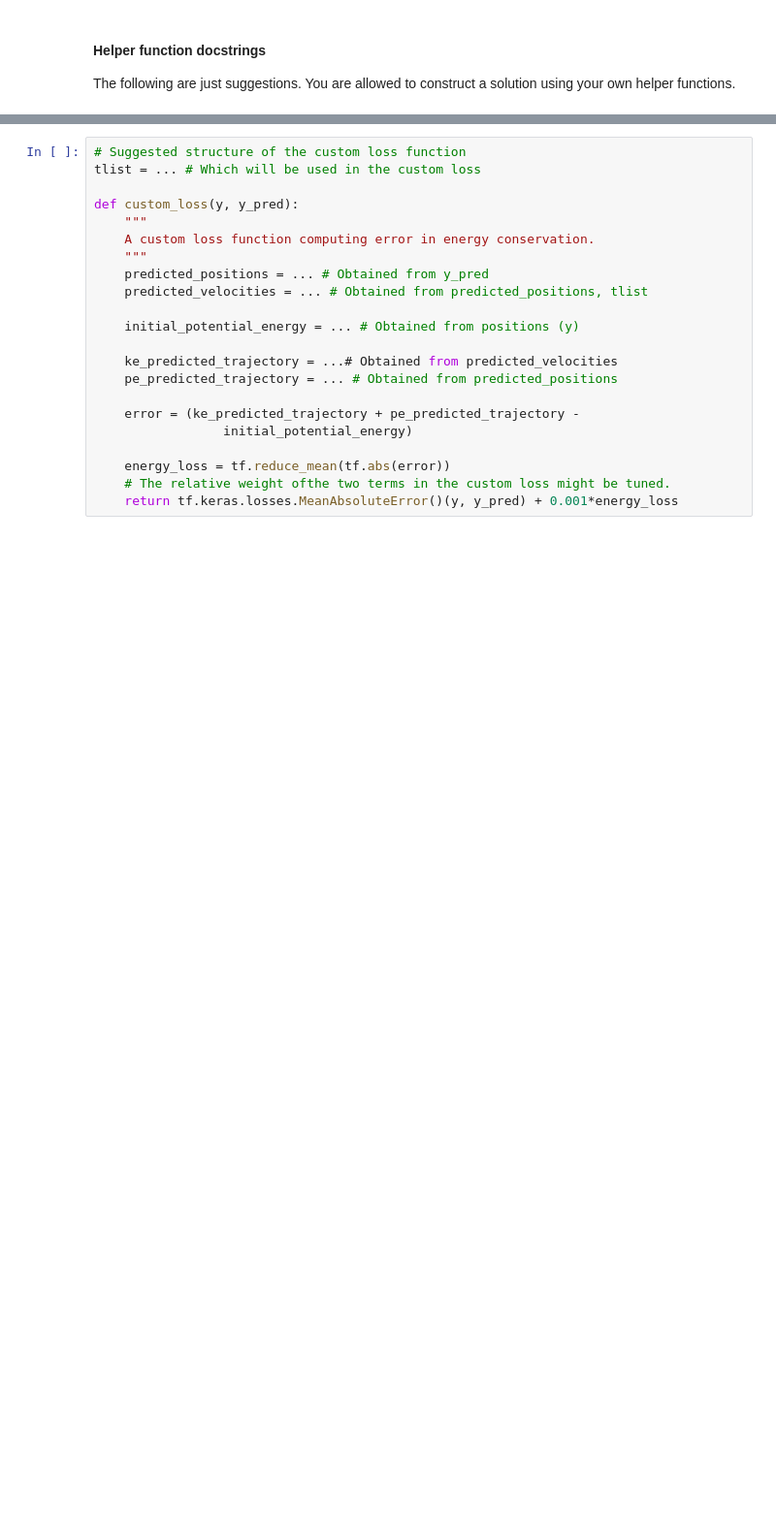
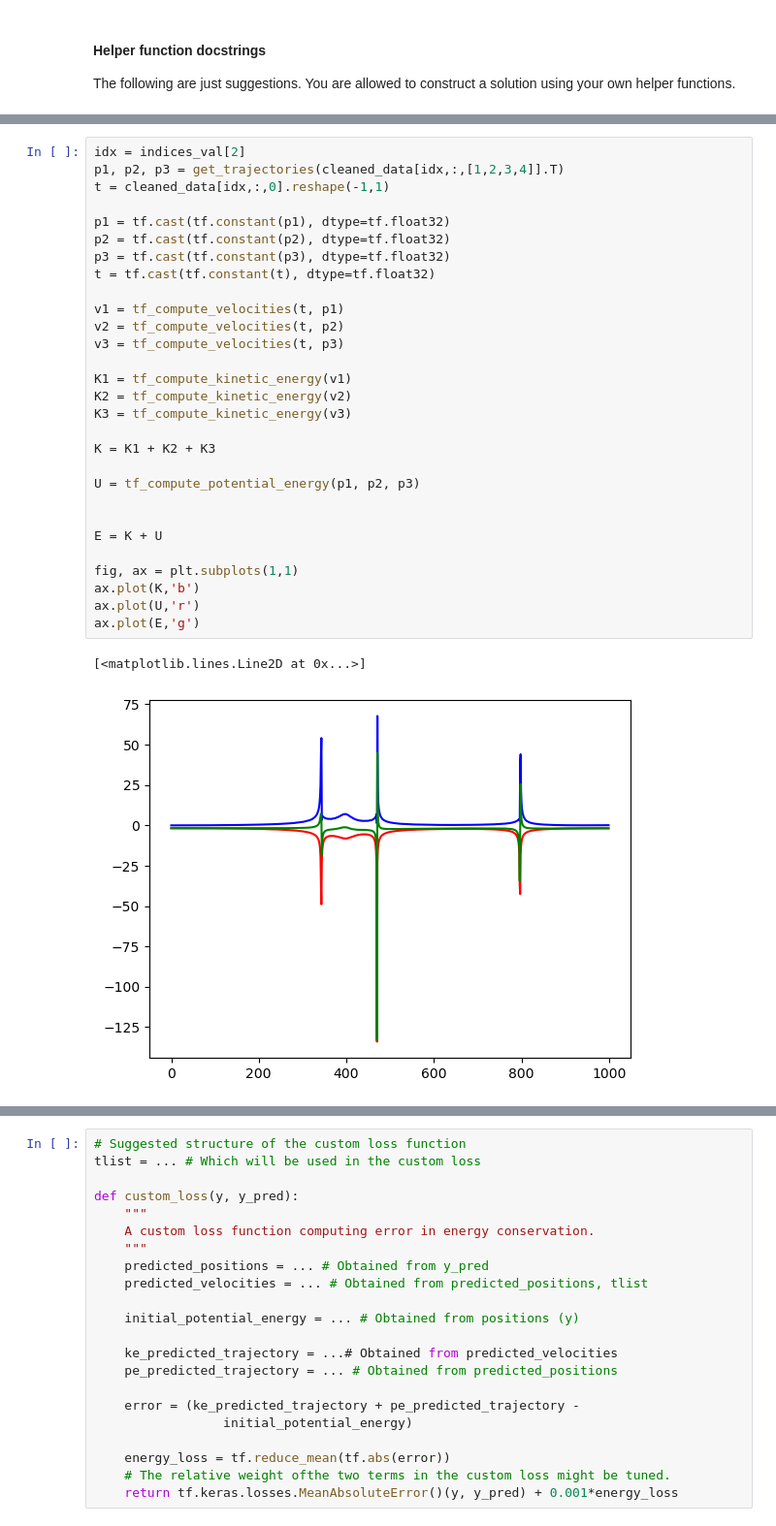
Before and after one commit to charbelnemer/tif285_project2, a Jupyter notebook: TIF285_Project2.ipynb, the cells around one changed output, grey strips where cells are left out. Shown at 97% size. Cells and saved outputs as stored; diff of their text form; blank space fills up the shorter version.

```diff
--- a/TIF285_Project2.ipynb
+++ b/TIF285_Project2.ipynb
@@ -653,0 +690,32 @@ AttributeError: in user code:
+# %%
+idx = indices_val[2]
+p1, p2, p3 = get_trajectories(cleaned_data[idx,:,[1,2,3,4]].T)
+t = cleaned_data[idx,:,0].reshape(-1,1)
+
+p1 = tf.cast(tf.constant(p1), dtype=tf.float32)
+p2 = tf.cast(tf.constant(p2), dtype=tf.float32)
+p3 = tf.cast(tf.constant(p3), dtype=tf.float32)
+t = tf.cast(tf.constant(t), dtype=tf.float32)
+
+v1 = tf_compute_velocities(t, p1)
+v2 = tf_compute_velocities(t, p2)
+v3 = tf_compute_velocities(t, p3)
+
+K1 = tf_compute_kinetic_energy(v1)
+K2 = tf_compute_kinetic_energy(v2)
+K3 = tf_compute_kinetic_energy(v3)
+
+K = K1 + K2 + K3
+
+U = tf_compute_potential_energy(p1, p2, p3)
+
+
+E = K + U
+
+fig, ax = plt.subplots(1,1)
+ax.plot(K,'b')
+ax.plot(U,'r')
+ax.plot(E,'g')
+# %% [output]
+[<matplotlib.lines.Line2D at 0x...>]
+[figure, added]
```
Also changed, not shown: parts of 3 cells of this notebook.
